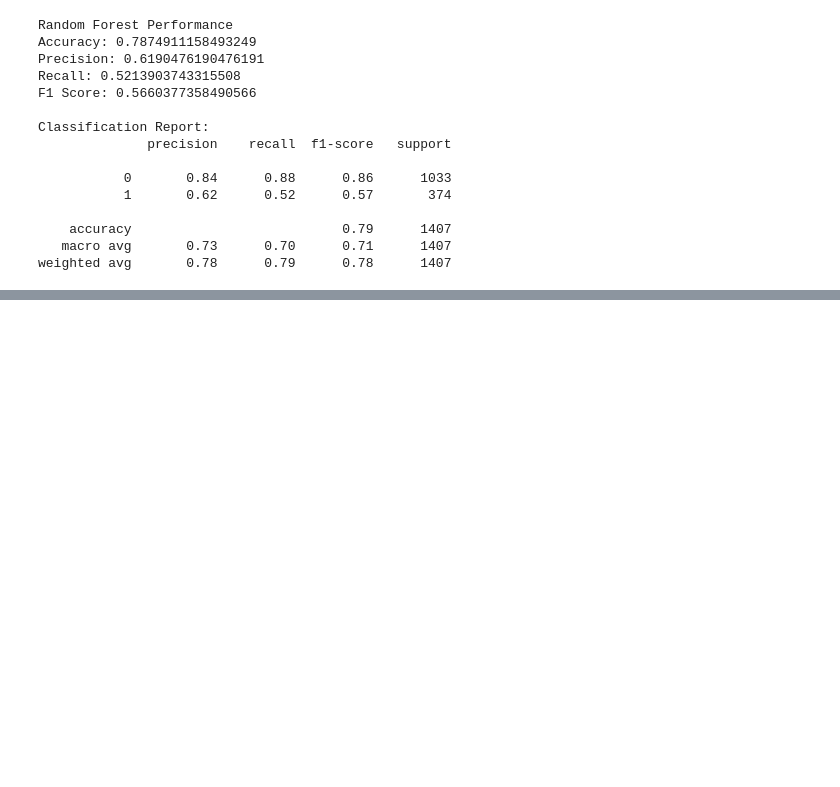
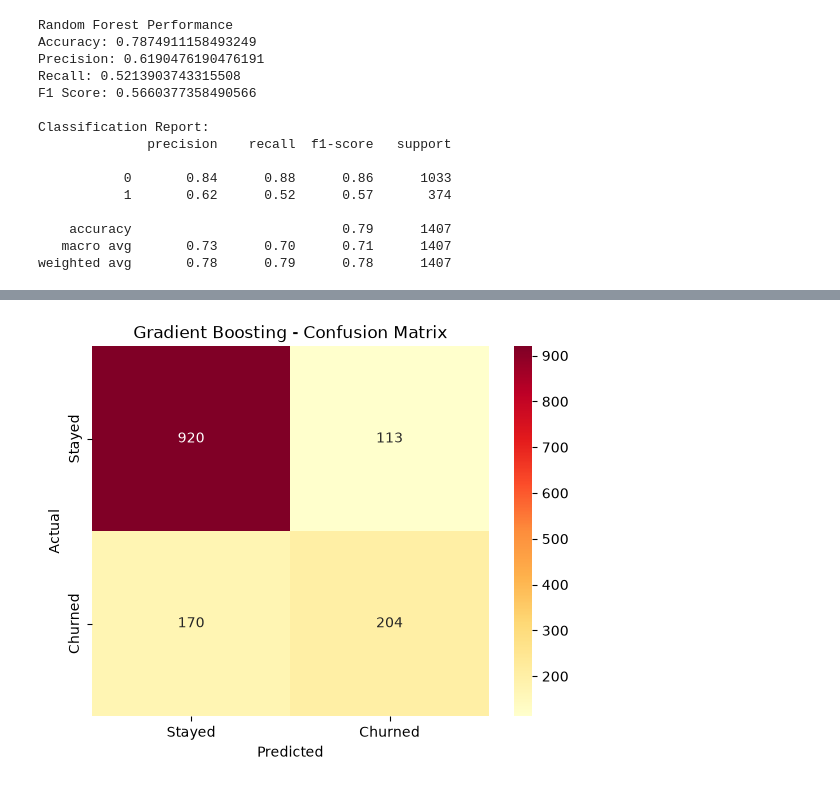
Before and after one commit to diksha-t/Customer-Churn-Prediction, a Jupyter notebook: notebooks/04_model_building.ipynb, the cells around one changed output, grey strips where cells are left out. Cells and saved outputs as stored; diff of their text form; code cells hidden in the pictures; blank space fills up the shorter version.

Commit message:
Gradient Boosting implemented.

```diff
--- a/notebooks/04_model_building.ipynb
+++ b/notebooks/04_model_building.ipynb
@@ -189,0 +190,5 @@ plt.show()
+# %%
+from sklearn.ensemble import GradientBoostingClassifier
+gb_model = GradientBoostingClassifier(n_estimators=100, random_state=42, learning_rate=0.1)
+gb_model.fit(X_train, y_train)
+y_pred_gb = gb_model.predict(X_test)
@@ -189,0 +220,9 @@ plt.show()
+# %%
+cm = confusion_matrix(y_test, y_pred_gb)
+sns.heatmap(cm, annot=True, fmt='d', cmap="YlOrRd", xticklabels=["Stayed", "Churned"], yticklabels=["Stayed", "Churned"])
+plt.xlabel("Predicted")
+plt.ylabel("Actual")
+plt.title("Gradient Boosting - Confusion Matrix")
+plt.show()
+# %% [output]
+[figure, added]
```
Also changed, not shown: parts of 3 cells of this notebook.
